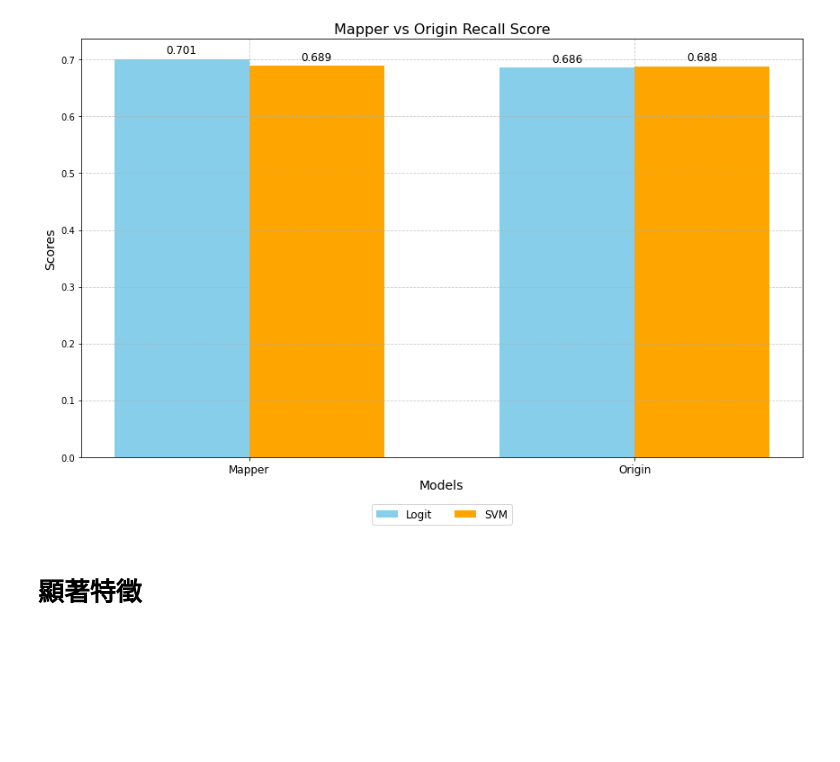
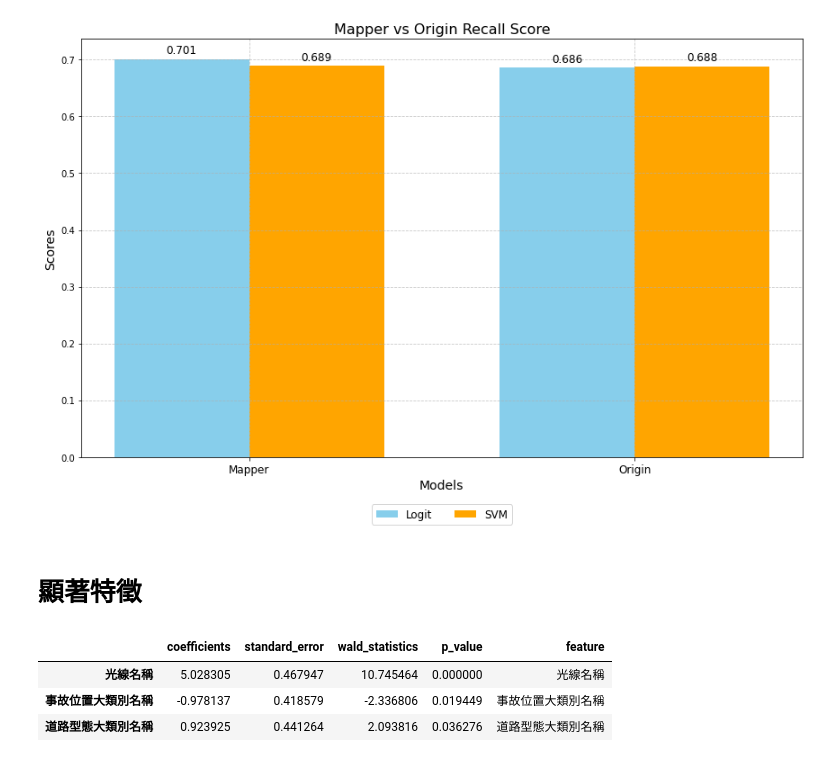
Before and after one commit to kennywang112/TrafficTDApython, a Jupyter notebook: Version2/道路分析_V2.ipynb, the cells around one changed output. Saved outputs shown, nothing was run; the diff lists cells and outputs as text; code cells hidden in the pictures; blank space fills up the shorter version.

```diff
--- a/Version2/道路分析_V2.ipynb
+++ b/Version2/道路分析_V2.ipynb
@@ -47,7 +47,7 @@ def preprocess(input_data, select_lst):
     sample_data = input_data[input_data['當事者順位'] == 1].reset_index(drop=True, inplace=False)
     sample_data = sample_data[sample_data['發生月份'] < 7]
     dataA = sample_data[select_lst]
-    \
+
     death_injury_data = split_death_injury(dataA['死亡受傷人數'])
     dist_df = pd.concat([dataA, death_injury_data], axis=1)
     dist_df.drop(columns=['死亡受傷人數'], inplace=True)
@@ -56,10 +56,9 @@ def preprocess(input_data, select_lst):
 
 select_lst = [
     '光線名稱', '道路類別-第1當事者-名稱', '速限-第1當事者',
-    '道路型態大類別名稱', '事故位置大類別名稱',  '號誌-號誌種類名稱',
-    '車道劃分設施-分向設施大類別名稱', '車道劃分設施-分道設施-快車道或一般車道間名稱',
+    '道路型態大類別名稱', '事故位置大類別名稱', '事故類型及型態大類別名稱',
+    '號誌-號誌種類名稱', '車道劃分設施-分向設施大類別名稱', '車道劃分設施-分道設施-快車道或一般車道間名稱',
     '車道劃分設施-分道設施-快慢車道間名稱', '車道劃分設施-分道設施-路面邊線名稱',
-    '事故類型及型態大類別名稱',
     '死亡受傷人數', '經度', '緯度',
 ]
 
@@ -164,7 +167,7 @@ rbind_data.loc[rbind_data['受傷'] > 1, '受傷'] = 2
 rbind_data['速限-第1當事者'] = rbind_data['速限-第1當事者'].apply(lambda x: 1 if x > 60 else 0)
 rbind_data = process_age(rbind_data)
 # 顏色處理
-# rbind_data['color'] = rbind_data['速限-第1當事者'].astype(str) + rbind_data['事故類型及型態大類別名稱']
+rbind_data['color'] = rbind_data['速限-第1當事者'].astype(str) + rbind_data['事故類型及型態大類別名稱']
 
 dist_df = process_data(rbind_data)
 scaler = StandardScaler()
@@ -179,7 +182,7 @@ with open('CalculatedData/道路V2_new.pkl', 'rb') as f:
 
 mapper_plot1 = MapperLayoutInteractive(
     mapper_graph1,
-    colors = dist_df[['速限-第1當事者']].to_numpy(),
+    colors = dist_df[['color']].to_numpy(),
     cmap = 'jet',
     agg = most_frequent_nonan,
     dim = 3,
@@ -994,20 +977,25 @@ fig.savefig('CalculatedData/道路分析.png', bbox_inches='tight')
 # %% [markdown]
 # 顯著特徵
 # %%
-# lst_regression = [
-#     '光線名稱',
-#     '道路類別-第1當事者-名稱',
-#     '速限-第1當事者',
-#     '道路型態大類別名稱', '事故位置大類別名稱',
-#     '號誌-號誌種類名稱',
-#     '車道劃分設施-分向設施大類別名稱', '車道劃分設施-分道設施-快車道或一般車道間名稱',
-#     '車道劃分設施-分道設施-快慢車道間名稱', '車道劃分設施-分道設施-路面邊線名稱',
-#     '事故類型及型態大類別名稱',
-# ]
+lst_regression = [
+    '光線名稱',
+    '道路類別-第1當事者-名稱',
+    '速限-第1當事者',
+    '道路型態大類別名稱', '事故位置大類別名稱',
+    '號誌-號誌種類名稱',
+    '車道劃分設施-分向設施大類別名稱', '車道劃分設施-分道設施-快車道或一般車道間名稱',
+    '車道劃分設施-分道設施-快慢車道間名稱', '車道劃分設施-分道設施-路面邊線名稱',
+    '事故類型及型態大類別名稱',
+]
 
-# X01, y01, p01 = pval(full_0, full_1, lst_regression)
+X01, y01, p01 = pval(full_0, full_1, lst_regression)
 
-# p01[p01['p_value'] < 0.05]
+p01[p01['p_value'] < 0.05]
+# %% [output]
+|  | coefficients | standard_error | wald_statistics | p_value | feature |
+| 光線名稱 | 5.028305 | 0.467947 | 10.745464 | 0.000000 | 光線名稱 |
+| 事故位置大類別名稱 | -0.978137 | 0.418579 | -2.336806 | 0.019449 | 事故位置大類別名稱 |
+| 道路型態大類別名稱 | 0.923925 | 0.441264 | 2.093816 | 0.036276 | 道路型態大類別名稱 |
 # %%
 def table(colnames, full_0, full_1, full_12):
 
```
Also changed, not shown: parts of 10 cells of this notebook, 5 other files.
